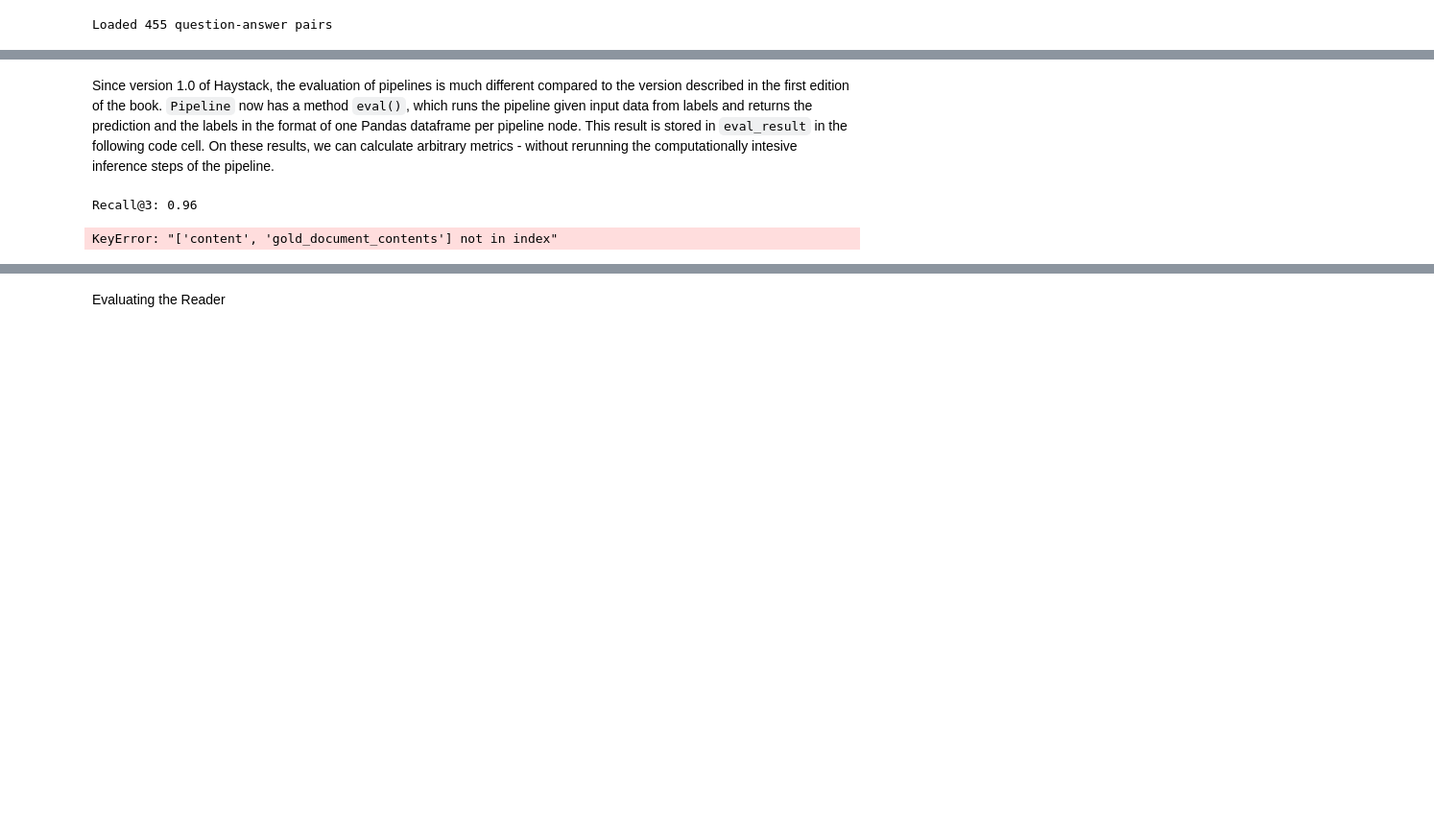
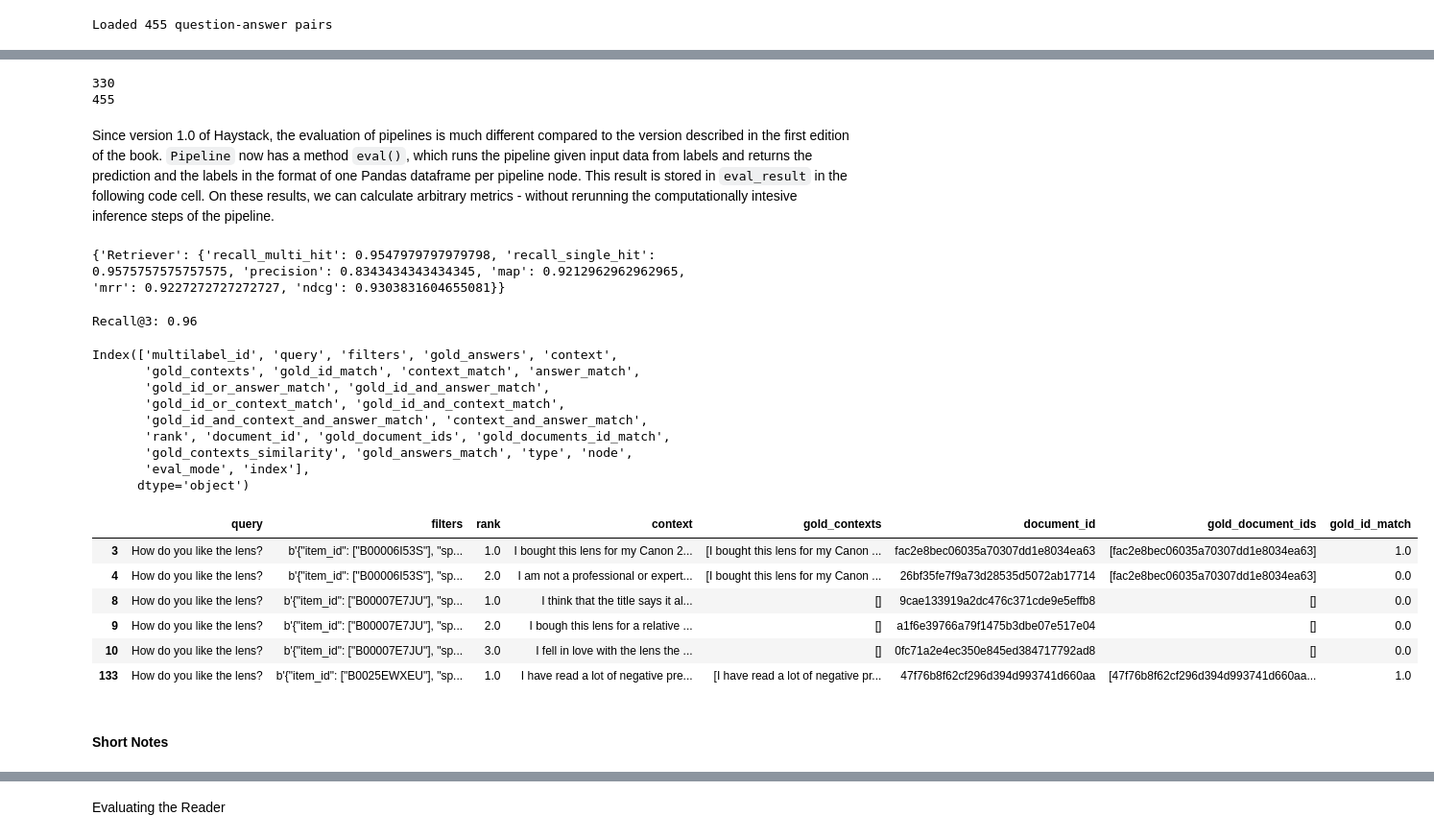
Before and after one commit to Ice-Citron/NLP-Transformer, a Jupyter notebook: Chapter 7/CS_EE_Question_Answering.ipynb, the cells around one changed output, grey strips where cells are left out. Shown at 96% size. Drawn from its saved outputs; the diff is of its cells as text; code cells hidden in the pictures; blank space fills up the shorter version.

```diff
--- a/Chapter 7/CS_EE_Question_Answering.ipynb
+++ b/Chapter 7/CS_EE_Question_Answering.ipynb
@@ -868,2 +1044,17 @@ print(len(labels_agg))
+# %%
+# this block retrieves and aggregates all labels from document store.
+      # These labels represent question-answer pairs needed for evaluation.
+
+labels_agg = document_store.get_all_labels_aggregated( # aggregates all question-answer pairs assosciated with unique ID. This method returns a list of MultiLabel objects.
+    index="label",                        # index= specifies index in document store where labels are stored
+    open_domain=True,                     # indicates that labels should be aggregated without restricting to a specific domain or subset of data, making aggregation comprehensive.
+    aggregate_by_meta=["item_id"]         # tells system to aggregate labels based on "item_id" meta data field
+)                                                 # this is useful when questions are about specific items, and you want to consolidate data related to each item
+
+print(len(labels_agg)) # labels_agg seems to be a new subset created from document_store. Which is then passed in laterwards seems like.
+print(document_store.get_label_count(index="label"))
+# %% [output]
+330
+455
 # %% [markdown]
 Since version 1.0 of Haystack, the evaluation of pipelines is much different compared to the version described in the first edition of the book. `Pipeline` now has a method `eval()`, which runs the pipeline given input data from labels and returns the prediction and the labels in the format of one Pandas dataframe per pipeline node. This result is stored in `eval_result` in the following code cell. On these results, we can calculate arbitrary metrics - without rerunning the computationally intesive inference steps of the pipeline.
@@ -877 +1061,18 @@ metrics = eval_result.calculate_metrics()
+# %%
+# We can run the pipeline with the desired top_k value like this
+eval_result = pipe.eval(      #"""notice how .eval() is a method of pipe <-- which has desired model inputted"""
+    labels=labels_agg,                    # feeds aggregated labels into evaluation function
+    params={"Retriever": {"top_k": 3}},   # sets retriever to return the top 3 documents for each query during evaluation. Makes method calculates how often true answer
+)                                               # appears within top 3 results returned by the retriever
+
+"""top_k parameter here. The higher it is the better, for improved recalls. However it slows down the pipeline. To guide our decision on what value to pick, we will
+   create a function which loops over several k-values and compare its respective performance metric"""
+
+metrics = eval_result.calculate_metrics() # calculates metrics such as recall, precision, etc. based on retriever's performance against gold labels.
+
+print(metrics)
+# %% [output]
+{'Retriever': {'recall_multi_hit': 0.9547979797979798, 'recall_single_hit':
+0.9575757575757575, 'precision': 0.8343434343434345, 'map': 0.9212962962962965,
+'mrr': 0.9227272727272727, 'ndcg': 0.9303831604655081}}
 # %%
@@ -879,8 +1080,30 @@ print(f"Recall@3: {metrics['Retriever']['recall_single_hit']:.2f}")
 # %% [output]
 Recall@3: 0.96
-# %%
-# You can check the predictions of any query by inspecting the dataframe:
-eval_df = eval_result["Retriever"]
-eval_df[eval_df["query"] == "How do you like the lens?"][["query", "filters", "rank", "content", "gold_document_contents", "document_id", "gold_document_ids", "gold_id_match"]]
-# %% [output]
-KeyError: "['content', 'gold_document_contents'] not in index"
+# %%
+# You can check the predictions of any query by inspecting the dataframe:
+eval_df = eval_result["Retriever"]
+print(eval_df.columns)
+
+eval_df[eval_df["query"] == "How do you like the lens?"][["query", "filters", "rank", "context", "gold_contexts", "document_id", "gold_document_ids", "gold_id_match"]]
+    # filters the DataFrame to show rows where query is "How do you like the lens?" and displays selected columns.
+        # these help in visually inspecting the specifics of how the retriever responds to this query, including the rank of documents (e.g. rank of 1 means top document), the actual documents
+        # retreieved vs the fold standard documents, to see whether the gold documents were matched correctly (can be seen in gold_id_match)
+# %% [output]
+Index(['multilabel_id', 'query', 'filters', 'gold_answers', 'context',
+       'gold_contexts', 'gold_id_match', 'context_match', 'answer_match',
+       'gold_id_or_answer_match', 'gold_id_and_answer_match',
+       'gold_id_or_context_match', 'gold_id_and_context_match',
+       'gold_id_and_context_and_answer_match', 'context_and_answer_match',
+       'rank', 'document_id', 'gold_document_ids', 'gold_documents_id_match',
+       'gold_contexts_similarity', 'gold_answers_match', 'type', 'node',
+       'eval_mode', 'index'],
+      dtype='object')
+|  | query | filters | rank | context | gold_contexts | document_id | gold_document_ids | gold_id_match |
+| 3 | How do you like the lens? | b'{"item_id": ["B00006I53S"], "sp... | 1.0 | I bought this lens for my Canon 2... | [I bought this lens for my Canon ... | fac2e8bec06035a70307dd1e8034ea63 | [fac2e8bec06035a70307dd1e8034ea63] | 1.0 |
+| 4 | How do you like the lens? | b'{"item_id": ["B00006I53S"], "sp... | 2.0 | I am not a professional or expert... | [I bought this lens for my Canon ... | 26bf35fe7f9a73d28535d5072ab17714 | [fac2e8bec06035a70307dd1e8034ea63] | 0.0 |
+| 8 | How do you like the lens? | b'{"item_id": ["B00007E7JU"], "sp... | 1.0 | I think that the title says it al... | [] | 9cae133919a2dc476c371cde9e5effb8 | [] | 0.0 |
+| 9 | How do you like the lens? | b'{"item_id": ["B00007E7JU"], "sp... | 2.0 | I bough this lens for a relative ... | [] | a1f6e39766a79f1475b3dbe07e517e04 | [] | 0.0 |
+| 10 | How do you like the lens? | b'{"item_id": ["B00007E7JU"], "sp... | 3.0 | I fell in love with the lens the ... | [] | 0fc71a2e4ec350e845ed384717792ad8 | [] | 0.0 |
+| 133 | How do you like the lens? | b'{"item_id": ["B0025EWXEU"], "sp... | 1.0 | I have read a lot of negative pre... | [I have read a lot of negative pr... | 47f76b8f62cf296d394d993741d660aa | [47f76b8f62cf296d394d993741d660aa... | 1.0 |
+# %% [markdown]
+#### Short Notes
```
Also changed, not shown: parts of 51 cells of this notebook.
